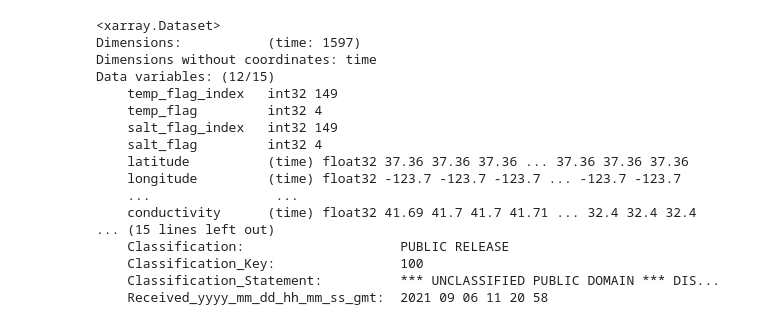
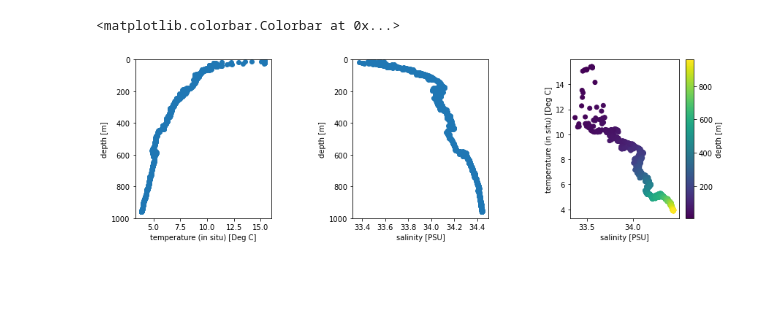
Before and after one commit to NASA-SMODE/DataRetrieval, a Jupyter notebook: GetNAVOGliderData.ipynb, the cells around one changed output. Saved outputs shown, nothing was run; the diff lists cells and outputs as text; code cells hidden in the pictures; blank space fills up the shorter version.

```diff
--- a/GetNAVOGliderData.ipynb
+++ b/GetNAVOGliderData.ipynb
@@ -31,23 +33,25 @@ Data variables: (12/15)
     Classification_Key:                100
     Classification_Statement:          *** UNCLASSIFIED PUBLIC DOMAIN *** DIS...
     Received_yyyy_mm_dd_hh_mm_ss_gmt:  2021 09 06 11 20 58
-# %%
-glider_data.sel(temp_flag_num=0,salt_flag_num=0,prof_num=0)
-# %% [output]
-<xarray.Dataset>
-Dimensions:           (time: 1597)
-Dimensions without coordinates: time
-Data variables: (12/15)
-    temp_flag_index   int32 149
-    temp_flag         int32 4
-    salt_flag_index   int32 149
-    salt_flag         int32 4
-    latitude          (time) float32 37.36 37.36 37.36 ... 37.36 37.36 37.36
-    longitude         (time) float32 -123.7 -123.7 -123.7 ... -123.7 -123.7
-    ...                ...
-    conductivity      (time) float32 41.69 41.7 41.7 41.71 ... 32.4 32.4 32.4
-... (15 lines left out)
-    Classification:                    PUBLIC RELEASE
-    Classification_Key:                100
-    Classification_Statement:          *** UNCLASSIFIED PUBLIC DOMAIN *** DIS...
-    Received_yyyy_mm_dd_hh_mm_ss_gmt:  2021 09 06 11 20 58
+# %%
+# Quick and dirty plots
+fig, axs = plt.subplots(1,3,figsize=(14,4))
+
+glider_data.plot.scatter(x='temp',y='depth',ax=axs[0])
+
+plt.subplots_adjust(wspace=.6)
+
+glider_data.plot.scatter(x='salinity',y='depth',ax=axs[1])
+
+[ax.set_ylim(1000,0) for ax in axs[:2]]
+
+im = glider_data.plot.scatter(x='salinity',
+                              y='temp',
+                              c=glider_data.depth,
+                              ax=axs[2]
+
+)
+plt.colorbar(im,label='depth [m]')
+# %% [output]
+<matplotlib.colorbar.Colorbar at 0x...>
+[figure, added]
```
Also changed, not shown: parts of 24 cells of this notebook.
